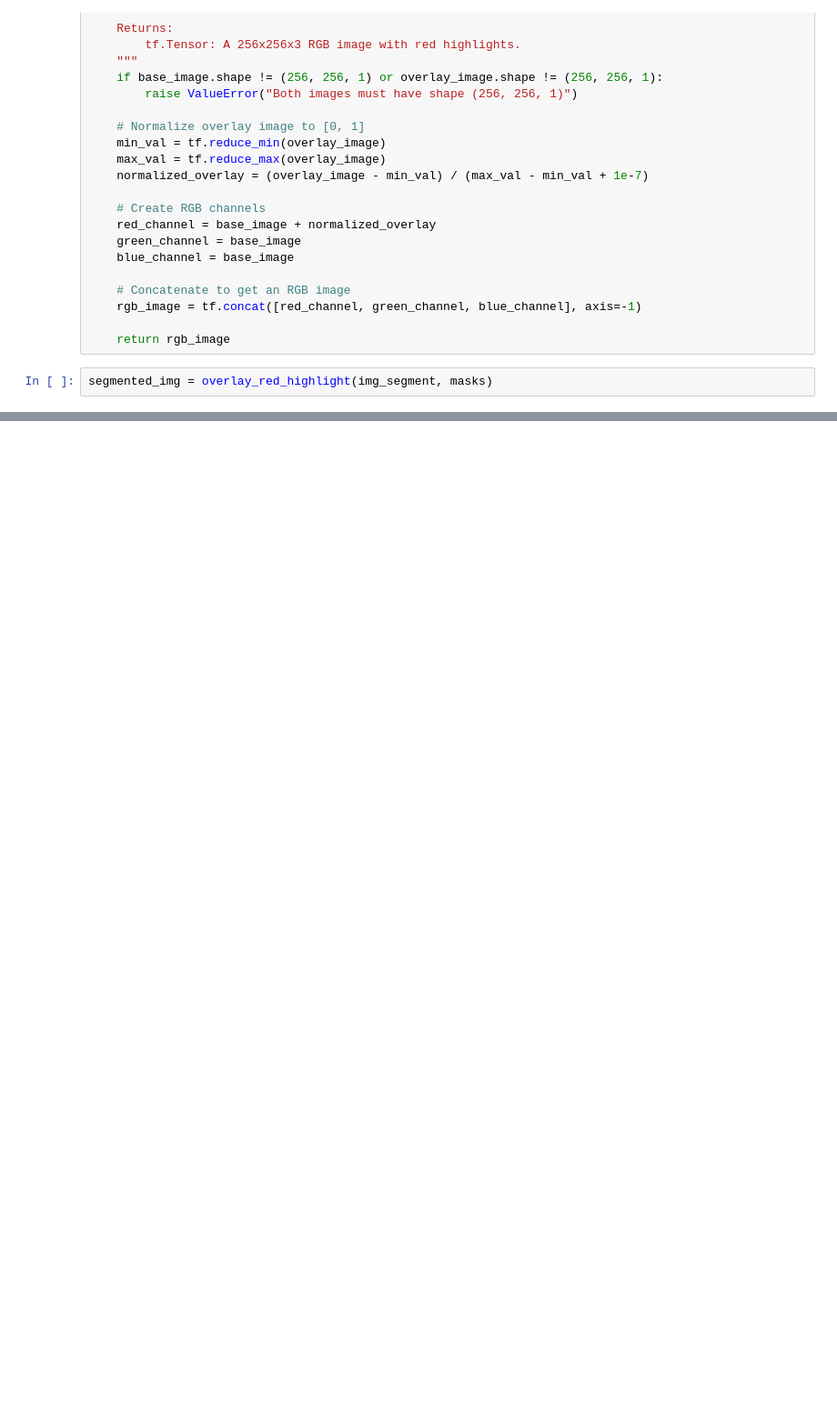
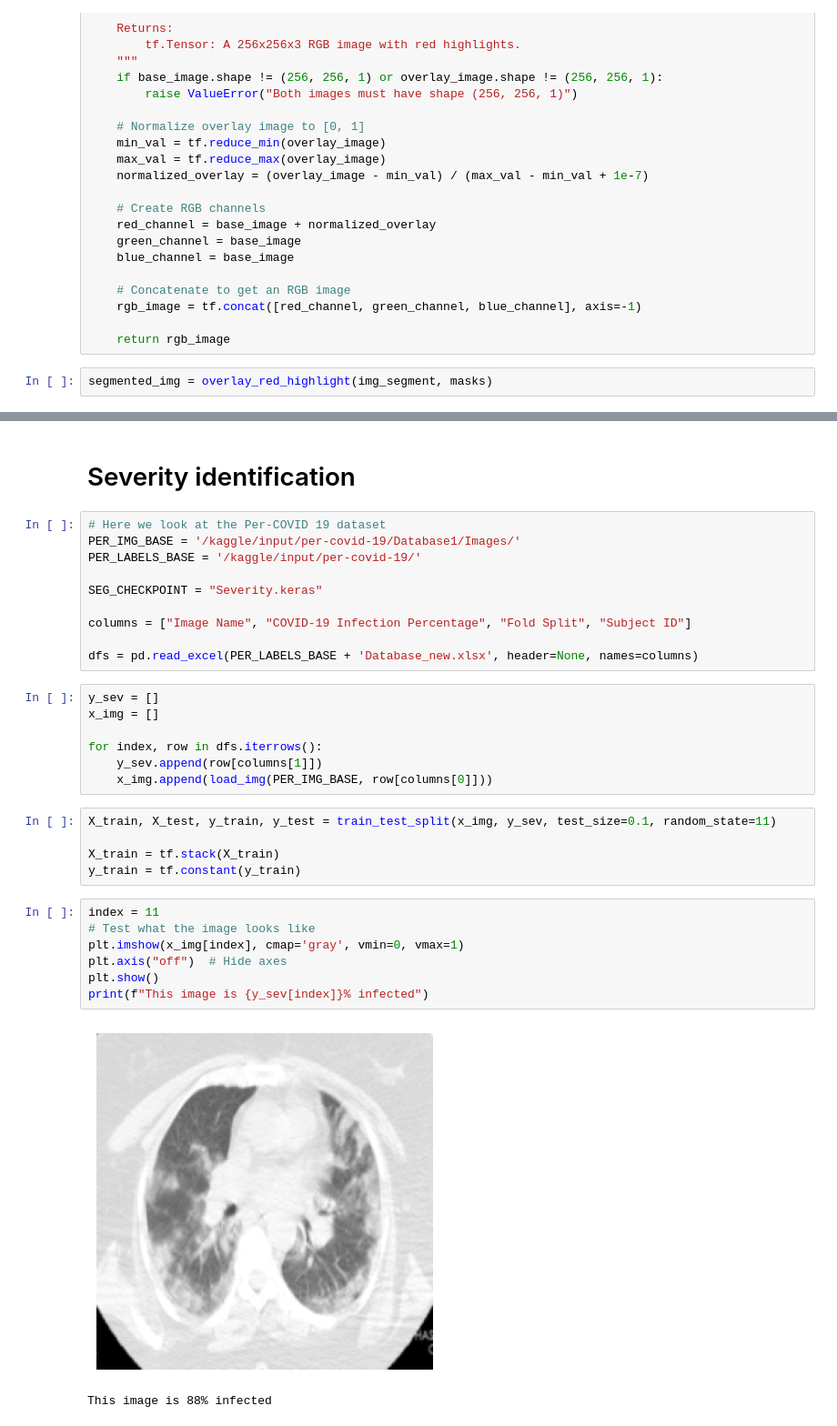
Before and after one commit to Praneeth-Suresh/CT-image, a Jupyter notebook: notebookb0bf2e321b.ipynb, the cells around one changed output, grey strips where cells are left out. Shown at 91% size. Cells and saved outputs as stored; diff of their text form; blank space fills up the shorter version.

```diff
--- a/notebookb0bf2e321b.ipynb
+++ b/notebookb0bf2e321b.ipynb
@@ -505,0 +451,34 @@ The red highlighted segments show the regions that indicate that the image corre
+# %% [markdown]
+# Severity identification
+# %%
+# Here we look at the Per-COVID 19 dataset
+PER_IMG_BASE = '/kaggle/input/per-covid-19/Database1/Images/'
+PER_LABELS_BASE = '/kaggle/input/per-covid-19/'
+
+SEG_CHECKPOINT = "Severity.keras"
+
+columns = ["Image Name", "COVID-19 Infection Percentage", "Fold Split", "Subject ID"]
+
+dfs = pd.read_excel(PER_LABELS_BASE + 'Database_new.xlsx', header=None, names=columns)
+# %%
+y_sev = []
+x_img = []
+
+for index, row in dfs.iterrows():
+    y_sev.append(row[columns[1]])
+    x_img.append(load_img(PER_IMG_BASE, row[columns[0]]))
+# %%
+X_train, X_test, y_train, y_test = train_test_split(x_img, y_sev, test_size=0.1, random_state=11)
+
+X_train = tf.stack(X_train)
+y_train = tf.constant(y_train)
+# %%
+index = 11
+# Test what the image looks like
+plt.imshow(x_img[index], cmap='gray', vmin=0, vmax=1)
+plt.axis("off")  # Hide axes
+plt.show()
+print(f"This image is {y_sev[index]}% infected")
+# %% [output]
+[figure, added]
+This image is 88% infected
```
Also changed, not shown: parts of 15 cells of this notebook.
